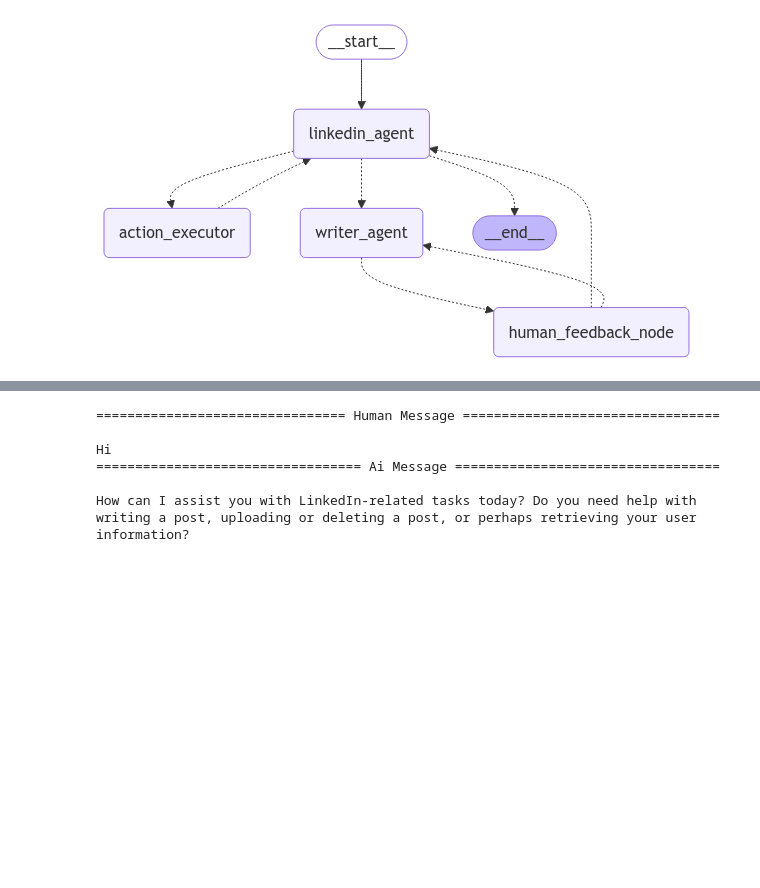
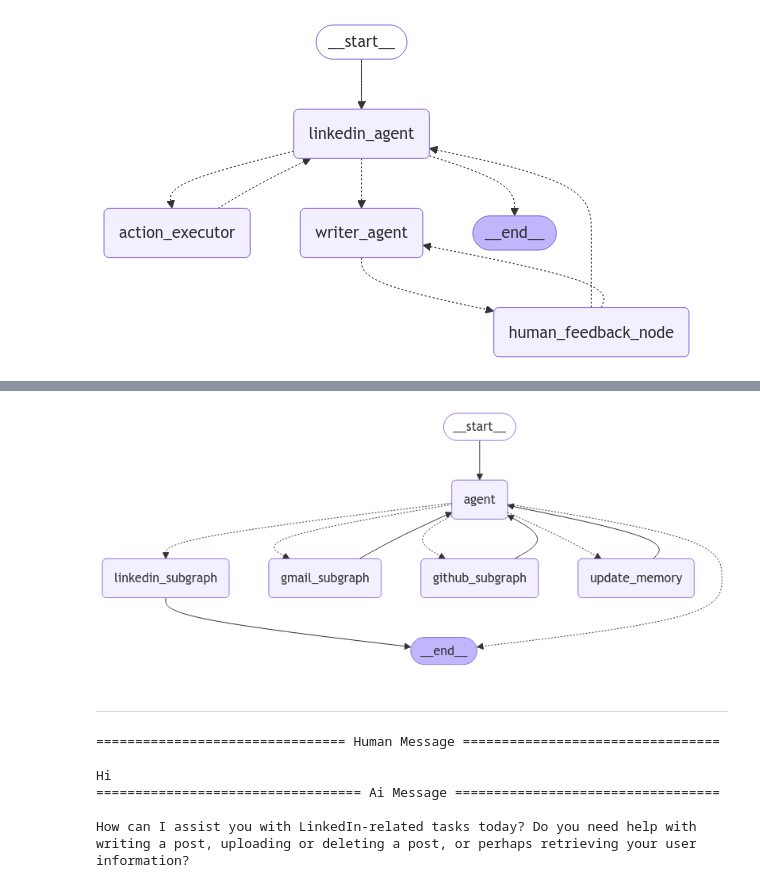
Before and after one commit to aasherkamal216/Project_Aztrogent, a Jupyter notebook: notebooks/linkedin_agent.ipynb, the cells around one changed output, grey strips where cells are left out. Drawn from its saved outputs; the diff is of its cells as text; code cells hidden in the pictures; blank space fills up the shorter version.

```diff
--- a/notebooks/linkedin_agent.ipynb
+++ b/notebooks/linkedin_agent.ipynb
@@ -757,0 +839,8 @@ display(Image(graph.get_graph(xray=1).draw_mermaid_png()))
+# %%
+def github_subgraph(state: MessagesState):
+    pass
+
+def gmail_subgraph(state: MessagesState):
+    pass
+# %%
+team_graph_name_map = {"LinkedIn": "linkedin_subgraph", "Gmail": "gmail_subgraph", "GitHub": "github_subgraph"}
@@ -758,3 +872,39 @@ display(Image(graph.get_graph(xray=1).draw_mermaid_png()))
+# %%
+def update_memory(state: MessagesState):
+    pass
+# %%
+## Main Agent Graph
+from langchain_core.runnables import RunnableConfig
+from langgraph.graph import  MessagesState, StateGraph, START, END
+from langgraph.prebuilt import ToolNode
+from langgraph.checkpoint.memory import MemorySaver
+
+workflow = StateGraph(MessagesState)
+
+workflow.add_node("agent", call_model)
+# workflow.add_node("linkedin_agents", builder.compile())
+# workflow.add_node("email_agent", email_agents_as_tool)
+workflow.add_node("linkedin_subgraph", linkedin_subgraph)
+workflow.add_node("gmail_subgraph", gmail_subgraph)
+workflow.add_node("github_subgraph", github_subgraph)
+workflow.add_node("update_memory", update_memory)
+
+workflow.add_edge(START, "agent")
+workflow.add_conditional_edges("agent", tools_condition, ["linkedin_subgraph", "update_memory", "gmail_subgraph", "github_subgraph", "__end__"])
+workflow.add_edge("linkedin_subgraph", "__end__")
+workflow.add_edge("gmail_subgraph", "agent")
+workflow.add_edge("github_subgraph", "agent")
+workflow.add_edge("update_memory", "agent")
+
+
+checkpointer = MemorySaver()
+app = workflow.compile(checkpointer=checkpointer)
+# %%
+display(Image(app.get_graph(xray=1).draw_mermaid_png()))
+# %% [output]
+[figure, added]
+# %% [markdown]
+---
 # %%
 config = {"configurable": {"thread_id": "1"}}
 
```
Also changed, not shown: parts of 12 cells of this notebook, 17 other files.
